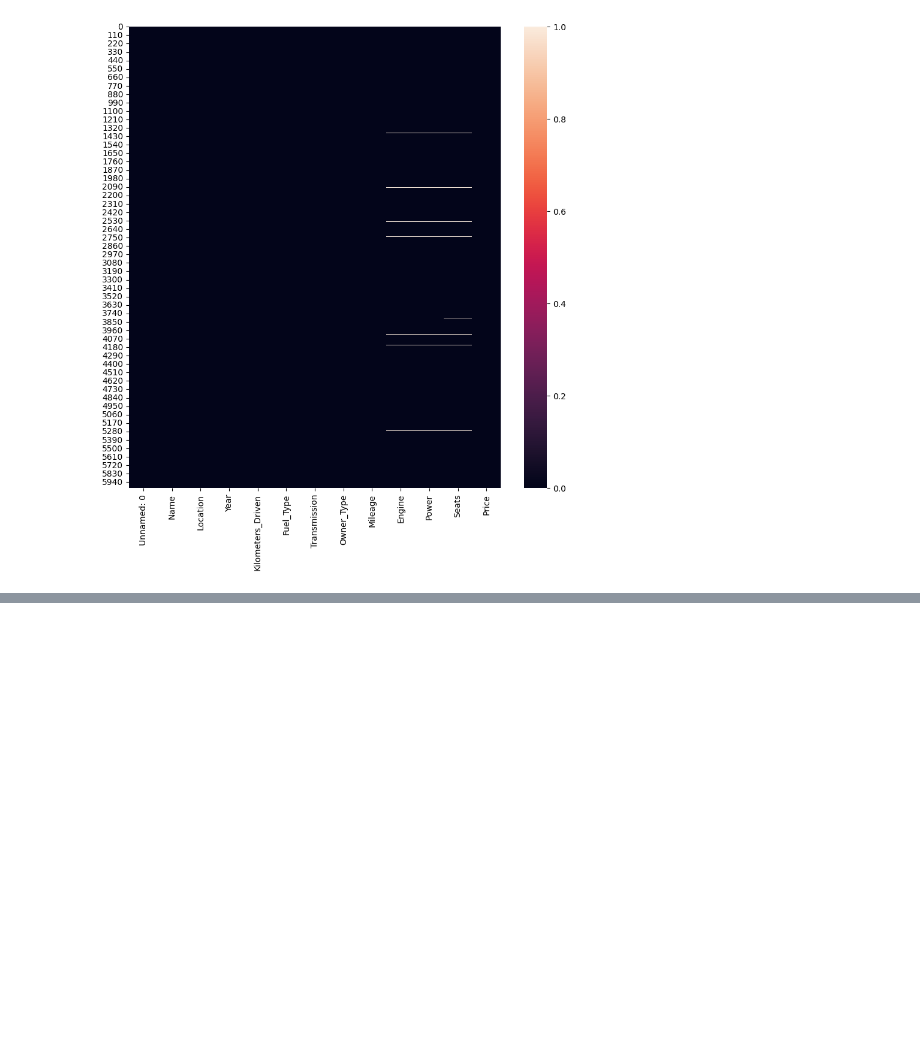
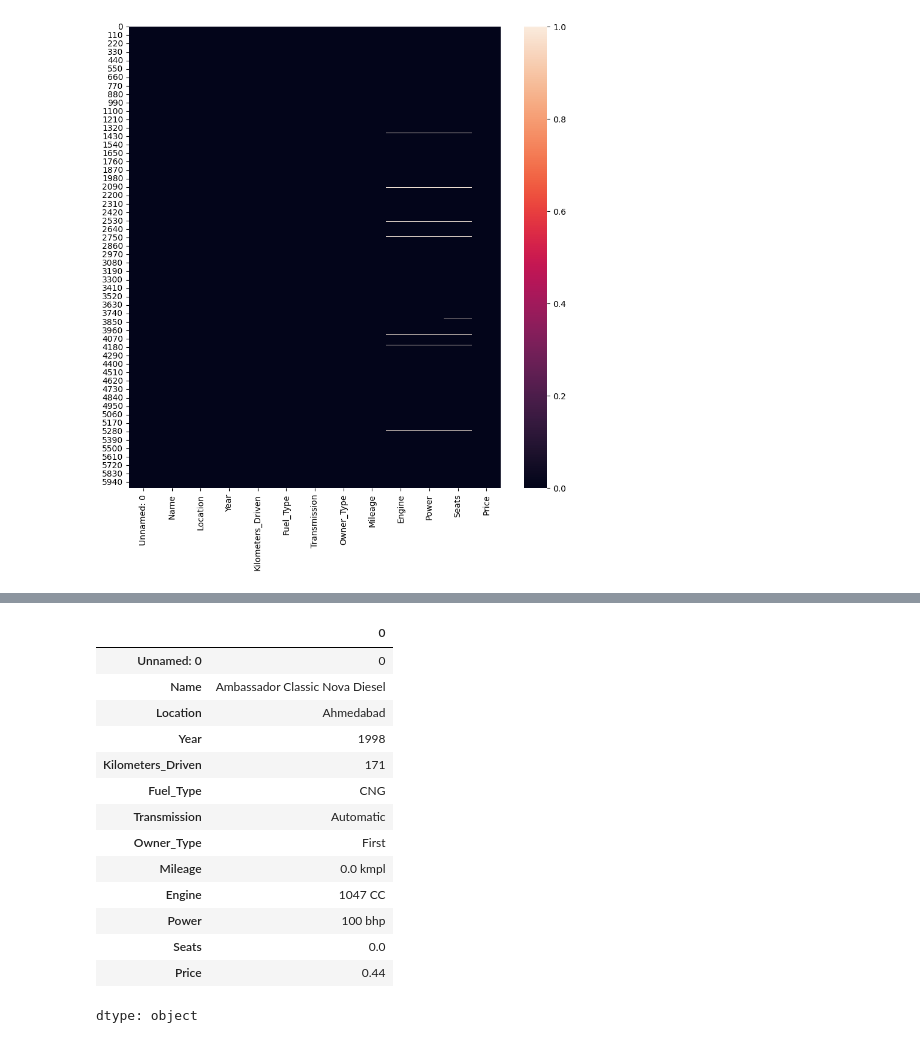
Before and after one commit to Inshalmunaf/Used-Car-prediction, a Jupyter notebook: Used_Car_Prediction.ipynb, the cells around one changed output, grey strips where cells are left out. Cells and saved outputs as stored; diff of their text form; code cells hidden in the pictures; blank space fills up the shorter version.

```diff
--- a/Used_Car_Prediction.ipynb
+++ b/Used_Car_Prediction.ipynb
@@ -105,0 +146,18 @@ null_value_graph()
+# %%
+df.min()
+# %% [output]
+|  | 0 |
+| Unnamed: 0 | 0 |
+| Name | Ambassador Classic Nova Diesel |
+| Location | Ahmedabad |
+| Year | 1998 |
+| Kilometers_Driven | 171 |
+| Fuel_Type | CNG |
+| Transmission | Automatic |
+| Owner_Type | First |
+| Mileage | 0.0 kmpl |
+| Engine | 1047 CC |
+| Power | 100 bhp |
+| Seats | 0.0 |
+| Price | 0.44 |
+dtype: object
```
Also changed, not shown: parts of 8 cells of this notebook.
